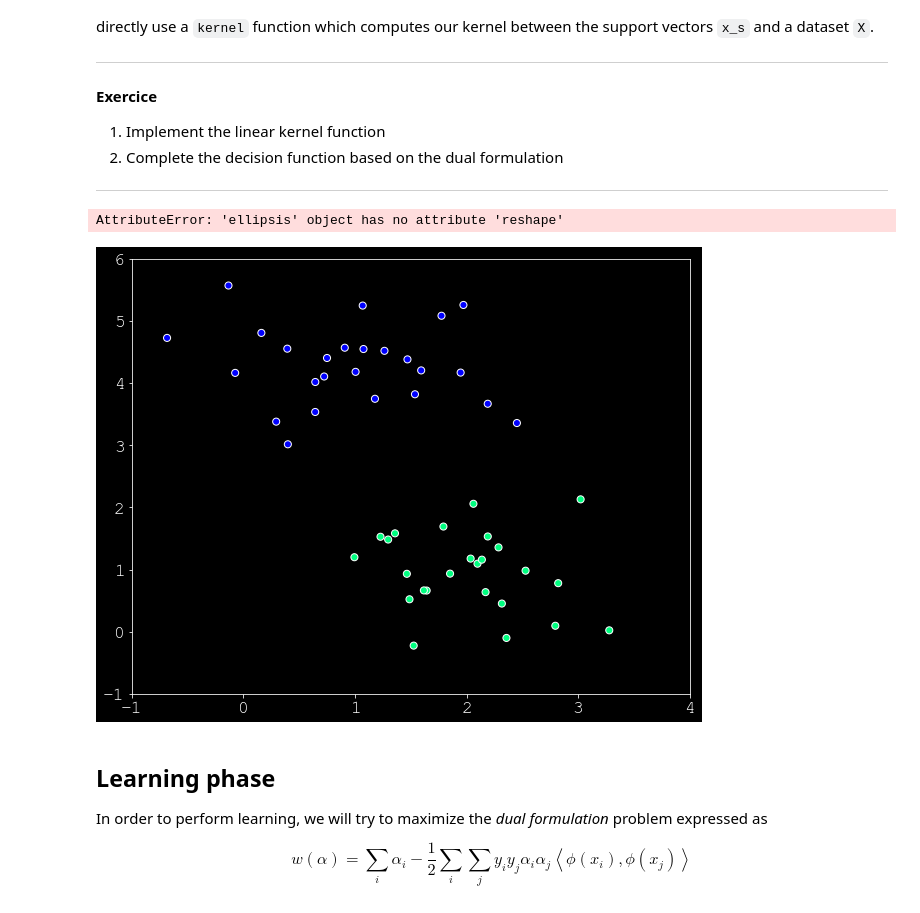
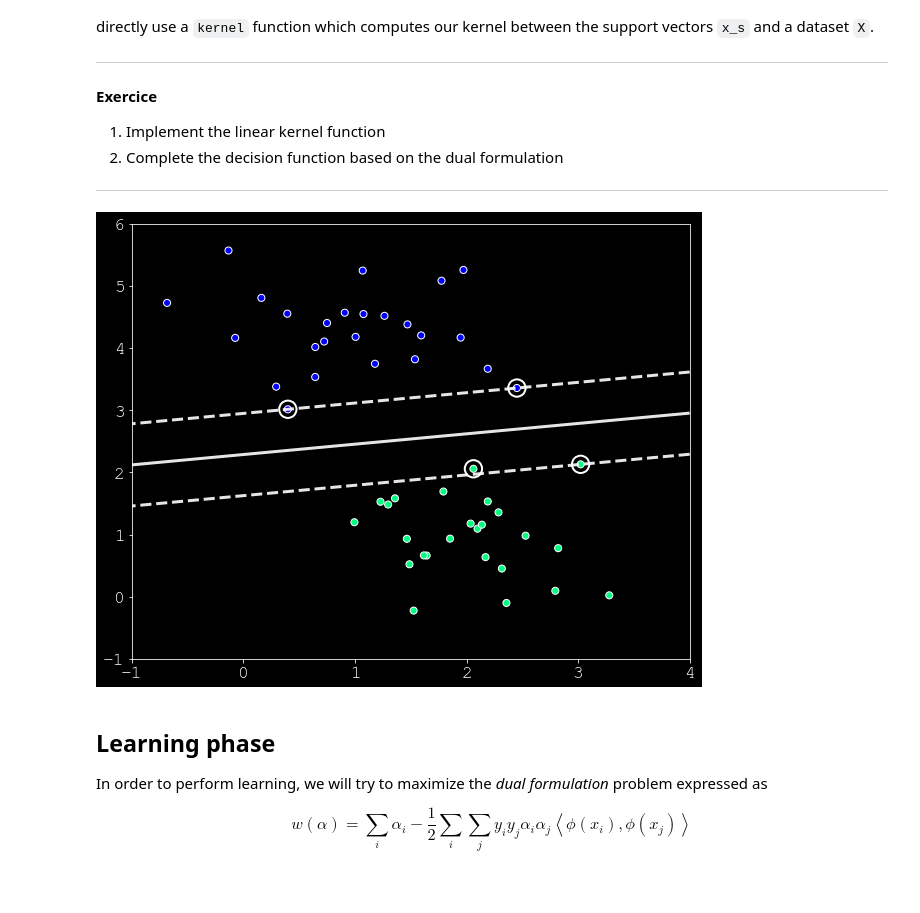
Before and after one commit to HugoAudas/Machine-Learning-ATIAM, a Jupyter notebook: 03_support_vector_machines.ipynb, the cells around one changed output. Cells and saved outputs as stored; diff of their text form; code cells hidden in the pictures.

Commit message:
svm done. probleme with kernel dot product??

```diff
--- a/03_support_vector_machines.ipynb
+++ b/03_support_vector_machines.ipynb
@@ -246,6 +246,8 @@ our_model["n"] = model.n_support_
 our_model["b"] = model._intercept_
 # Values of alphas
 our_model["alphas"] = model._dual_coef_[0]
+# Values of weights
+our_model["w"] = model._dual_coef_[0]
 print(our_model)
 # %% [output]
 {'x': array([[0.39920934, 3.01626962],
@@ -277,36 +279,31 @@ For the time being we are using a _linear kernel_, but we might later use a diff
 # %%
 def kernel(x, X, type='linear'):
     if (type == 'linear'):
-        k = np.dot(x,X.transpose())**2
+        k = np.dot(x,X)
     return k
 
 # This function should replicates the scikit-learn one
 def decision_function(model, X):
-
-    ######################
-    # YOUR CODE GOES HERE
-    ######################
-
-    return ...
+    prediction=np.dot(model['alphas'], kernel(model['x'], X, 'linear')) + model['b']
+    return prediction
 
 # Evaluate the decision function
 ax = plt.figure(figsize=(10,8)).gca()
 ax.scatter(X[:, 0], X[:, 1], c=y, s=50, edgecolor = 'w', cmap='winter')
 ax.set_xlim(-1, 4); ax.set_ylim(-1, 6)
 xlim = ax.get_xlim(); ylim = ax.get_ylim()
 # Create grid to evaluate model
 x = np.linspace(xlim[0], xlim[1], 30)
 yp = np.linspace(ylim[0], ylim[1], 30)
 Y, Xp = np.meshgrid(yp, x)
 xy = np.vstack([Xp.ravel(), Y.ravel()]).T
 P = decision_function(our_model, xy.transpose())
 P = P.reshape((30, 30))
 # plot decision boundary and margins
 ax.contour(Xp, Y, P, colors='w',levels=[-1, 0, 1], alpha=0.9,linestyles=['--', '-', '--']);
 ax.scatter(our_model["x"][:, 0], our_model["x"][:, 1],s=300, linewidth=2, edgecolor='w', facecolors='none');
 # %% [output]
-AttributeError: 'ellipsis' object has no attribute 'reshape'
-[figure, old version]
+[figure, new version]
 # %% [markdown]
 ## Learning phase
 
```
Also changed, not shown: parts of 4 cells of this notebook.
